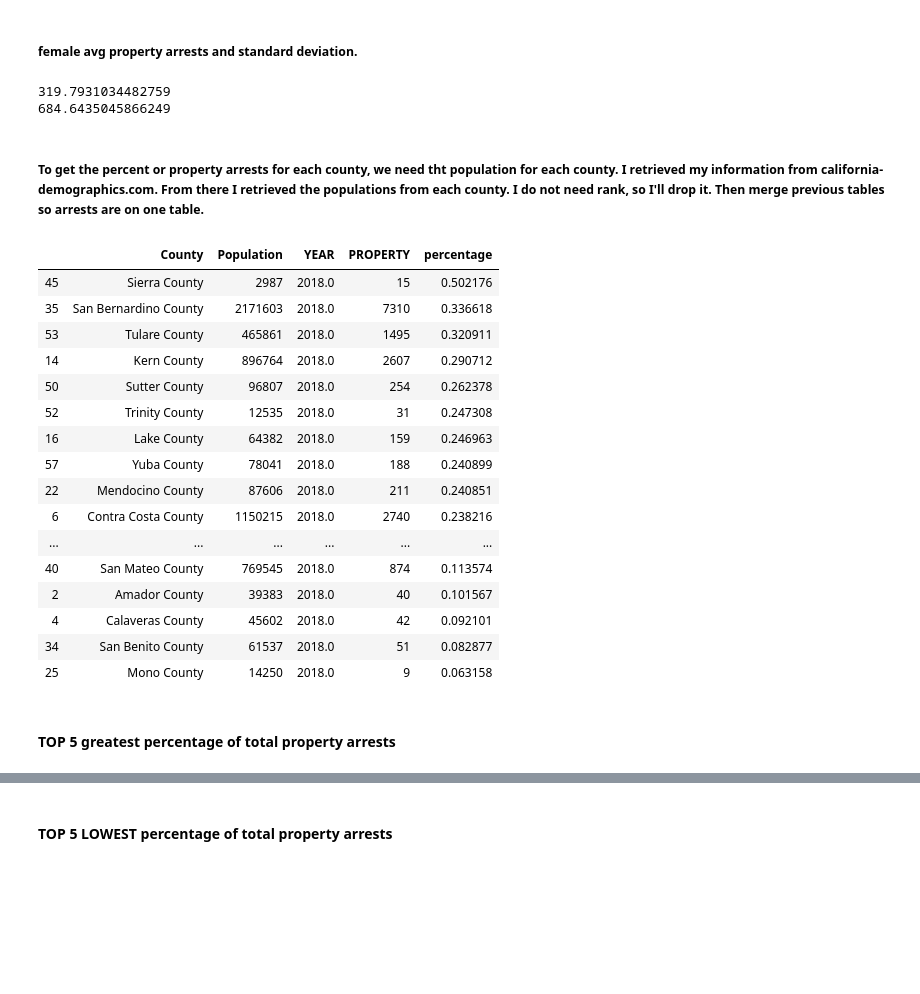
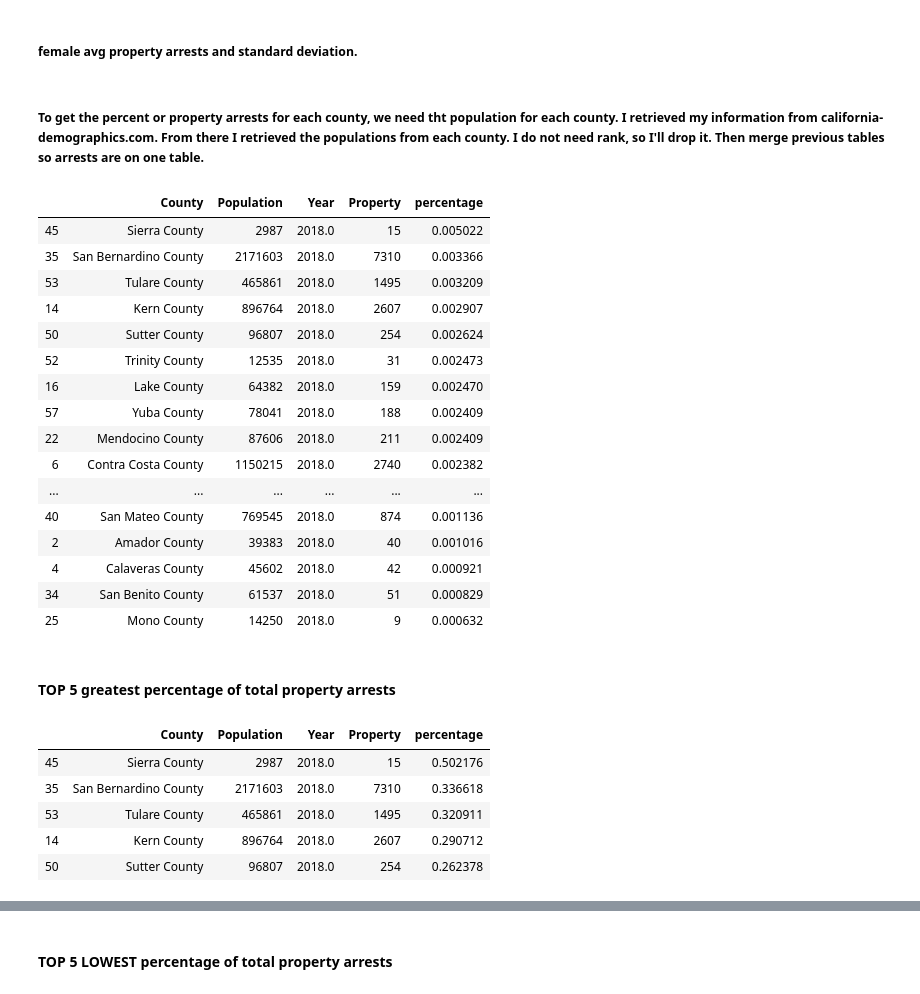
Before and after one commit to joseh4/Testing-the-link-between-fast-food-restaurants-and-property-crime-in-CA, a Jupyter notebook: master-notebook-crime.ipynb, the cells around one changed output, grey strips where cells are left out. Cells and saved outputs as stored; diff of their text form; code cells hidden in the pictures; blank space fills up the shorter version.

```diff
--- a/master-notebook-crime.ipynb
+++ b/master-notebook-crime.ipynb
@@ -224,50 +226,57 @@ female_crimes = female_crimes.drop(columns = ['VIOLENT', 'RACE', 'F_DRUGOFF', 'F
 female_crimes=female_crimes.groupby(['GENDER', 'COUNTY', 'YEAR']).sum().reset_index()
 female_avg = female_crimes['PROPERTY'].mean()
 female_std = female_crimes['PROPERTY'].std()
-print(female_avg)
-print(female_std)
+# print(female_avg)
+# print(female_std)
-# %% [output]
-319.7931034482759
-684.6435045866249
 # %% [markdown]
 ##### To get the percent or property arrests for each county, we need tht population for each county. I retrieved my information from california-demographics.com. From there I retrieved the populations from each county. I do not need rank, so I'll drop it. Then merge previous tables so arrests are on one table.
 # %%
 """webscrape populations from website"""
 page = requests.get('https://www.california-demographics.com/counties_by_population')
 soup = BeautifulSoup(page.content, 'html.parser')
 container =  pd.read_html(page.content)
 container = pd.DataFrame(container[0])
 container.drop(columns = ['Rank'], inplace=True)
 
 """now to combine tables"""
 combined_table = container.join(county_crime.set_index('COUNTY'), on = 'County')
 combined_table = combined_table.drop(58, axis=0)
 combined_table = combined_table.astype({'Population':int, 'PROPERTY':int})
-percentage = (combined_table['PROPERTY']/combined_table['Population'])*100
+percentage = (combined_table['PROPERTY']/combined_table['Population'])
 combined_table['percentage'] = percentage
 combined_table = combined_table.groupby(['County']).sum().reset_index()
 combined_table = combined_table.sort_values('percentage', ascending = False)
+combined_table.rename(columns = {'YEAR':'Year', 'PROPERTY':'Property'}, inplace = True)
 combined_table
 # %% [output]
-|  | County | Population | YEAR | PROPERTY | percentage |
-| 45 | Sierra County | 2987 | 2018.0 | 15 | 0.502176 |
-| 35 | San Bernardino County | 2171603 | 2018.0 | 7310 | 0.336618 |
-| 53 | Tulare County | 465861 | 2018.0 | 1495 | 0.320911 |
-| 14 | Kern County | 896764 | 2018.0 | 2607 | 0.290712 |
-| 50 | Sutter County | 96807 | 2018.0 | 254 | 0.262378 |
-| 52 | Trinity County | 12535 | 2018.0 | 31 | 0.247308 |
-| 16 | Lake County | 64382 | 2018.0 | 159 | 0.246963 |
-| 57 | Yuba County | 78041 | 2018.0 | 188 | 0.240899 |
-| 22 | Mendocino County | 87606 | 2018.0 | 211 | 0.240851 |
-| 6 | Contra Costa County | 1150215 | 2018.0 | 2740 | 0.238216 |
+|  | County | Population | Year | Property | percentage |
+| 45 | Sierra County | 2987 | 2018.0 | 15 | 0.005022 |
+| 35 | San Bernardino County | 2171603 | 2018.0 | 7310 | 0.003366 |
+| 53 | Tulare County | 465861 | 2018.0 | 1495 | 0.003209 |
+| 14 | Kern County | 896764 | 2018.0 | 2607 | 0.002907 |
+| 50 | Sutter County | 96807 | 2018.0 | 254 | 0.002624 |
+| 52 | Trinity County | 12535 | 2018.0 | 31 | 0.002473 |
+| 16 | Lake County | 64382 | 2018.0 | 159 | 0.002470 |
+| 57 | Yuba County | 78041 | 2018.0 | 188 | 0.002409 |
+| 22 | Mendocino County | 87606 | 2018.0 | 211 | 0.002409 |
+| 6 | Contra Costa County | 1150215 | 2018.0 | 2740 | 0.002382 |
 | ... | ... | ... | ... | ... | ... |
-| 40 | San Mateo County | 769545 | 2018.0 | 874 | 0.113574 |
-| 2 | Amador County | 39383 | 2018.0 | 40 | 0.101567 |
-| 4 | Calaveras County | 45602 | 2018.0 | 42 | 0.092101 |
-| 34 | San Benito County | 61537 | 2018.0 | 51 | 0.082877 |
-| 25 | Mono County | 14250 | 2018.0 | 9 | 0.063158 |
+| 40 | San Mateo County | 769545 | 2018.0 | 874 | 0.001136 |
+| 2 | Amador County | 39383 | 2018.0 | 40 | 0.001016 |
+| 4 | Calaveras County | 45602 | 2018.0 | 42 | 0.000921 |
+| 34 | San Benito County | 61537 | 2018.0 | 51 | 0.000829 |
+| 25 | Mono County | 14250 | 2018.0 | 9 | 0.000632 |
 # %% [markdown]
 #### TOP 5 greatest percentage of total property arrests
+# %%
+top_5
+# %% [output]
+|  | County | Population | Year | Property | percentage |
+| 45 | Sierra County | 2987 | 2018.0 | 15 | 0.502176 |
+| 35 | San Bernardino County | 2171603 | 2018.0 | 7310 | 0.336618 |
+| 53 | Tulare County | 465861 | 2018.0 | 1495 | 0.320911 |
+| 14 | Kern County | 896764 | 2018.0 | 2607 | 0.290712 |
+| 50 | Sutter County | 96807 | 2018.0 | 254 | 0.262378 |
 # %%
 sc = combined_table[combined_table['County'] == 'Sierra County']
 sbc = combined_table[combined_table['County'] == 'San Bernardino County']
```
Also changed, not shown: parts of 27 cells of this notebook, 3 other files.
